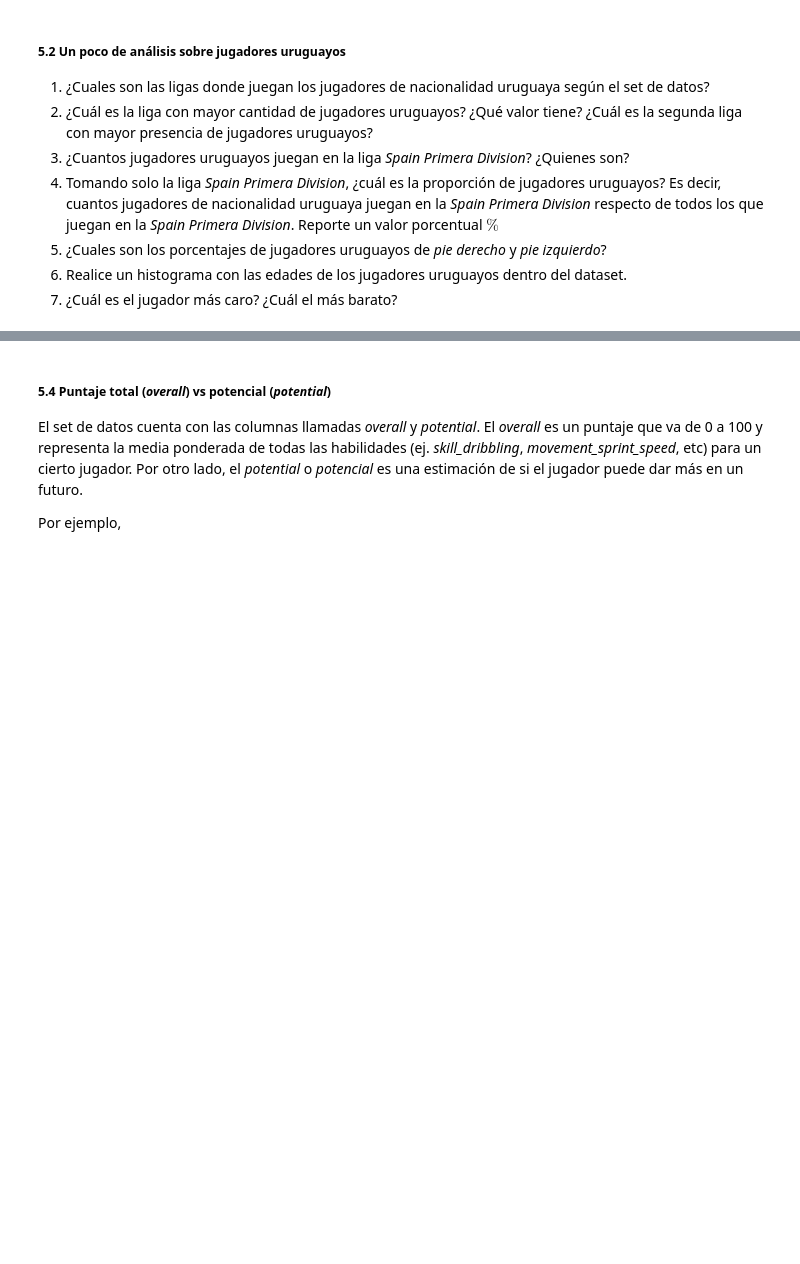
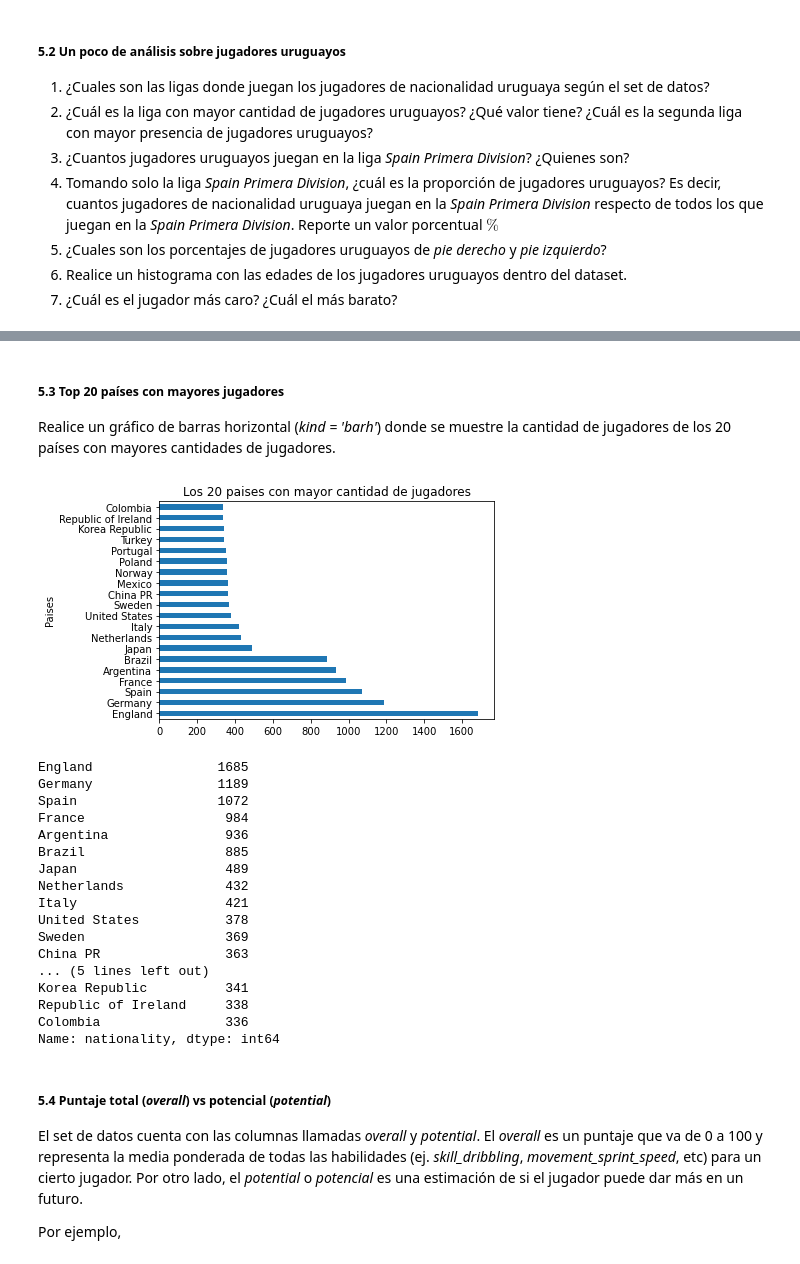
Before and after one commit to maximilianog258/PDAMaxiG, a Jupyter notebook: Ejercitación Pandas/Ejercitación-Pandas.ipynb, the cells around one changed output, grey strips where cells are left out. Saved outputs shown, nothing was run; the diff lists cells and outputs as text; code cells hidden in the pictures; blank space fills up the shorter version.

```diff
--- a/Ejercitación Pandas/Ejercitación-Pandas.ipynb
+++ b/Ejercitación Pandas/Ejercitación-Pandas.ipynb
@@ -699,3 +806,32 @@ Realice un gráfico de barras horizontal (*kind = 'barh'*) donde se muestre la c
+# %% [markdown]
+##### 5.3 Top 20 países con mayores jugadores
+
+Realice un gráfico de barras horizontal (*kind = 'barh'*) donde se muestre la cantidad de jugadores de los 20 países con mayores cantidades de jugadores.
+# %%
+paises= fifa21["nationality"]
+cantidad= paises.value_counts().head(20)
+cantidad.plot(kind = "barh", title = "Los 20 paises con mayor cantidad de jugadores", ylabel = "Paises", rot = 0)
+plt.show()
+cantidad
+# %% [output]
+[figure, added]
+England                1685
+Germany                1189
+Spain                  1072
+France                  984
+Argentina               936
+Brazil                  885
+Japan                   489
+Netherlands             432
+Italy                   421
+United States           378
+Sweden                  369
+China PR                363
+... (5 lines left out)
+Korea Republic          341
+Republic of Ireland     338
+Colombia                336
+Name: nationality, dtype: int64
 # %% [markdown]
 ##### 5.4 Puntaje total (*overall*) vs potencial (*potential*)
 
```
Also changed, not shown: parts of 18 cells of this notebook, 1 other file.
